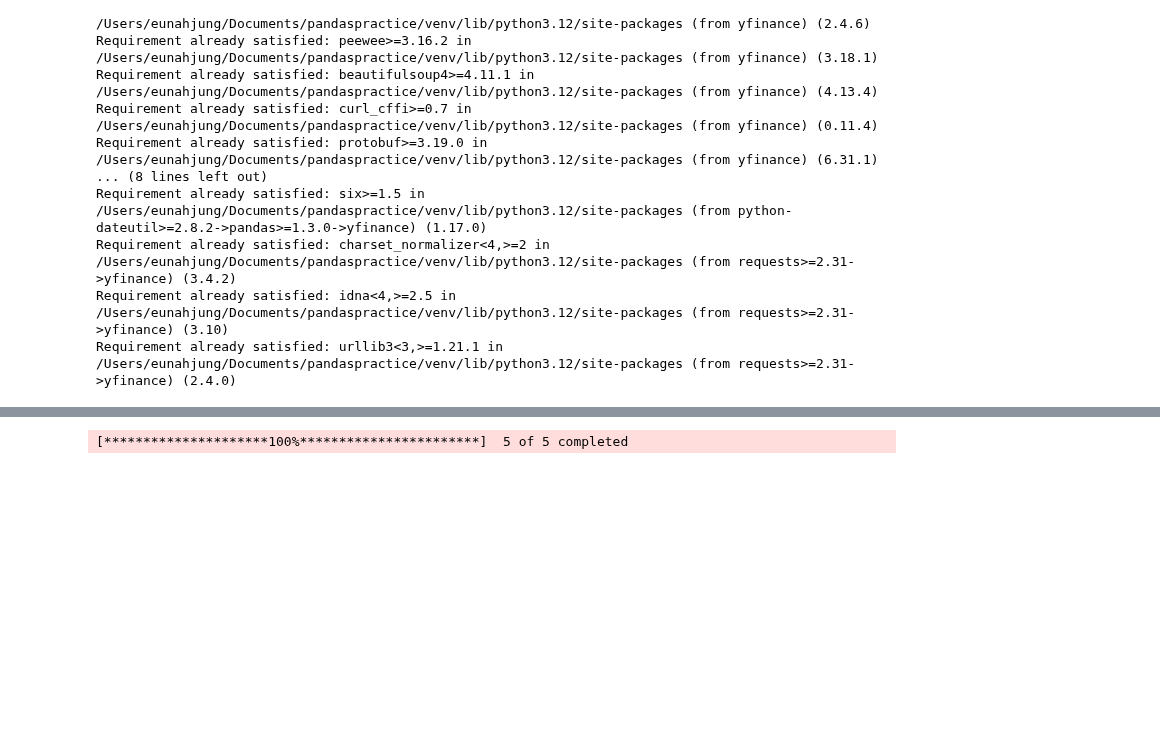
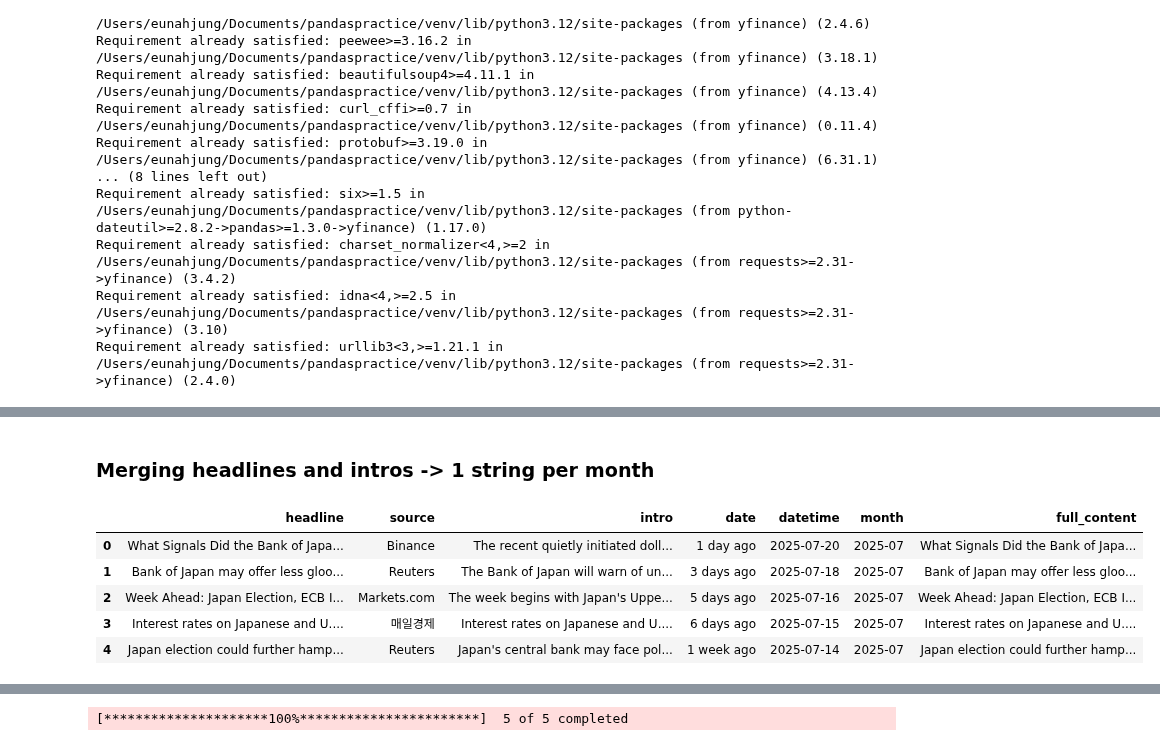
Before and after one commit to ejung2017/PythonProject, a Jupyter notebook: stock_analysis/bank_stock_analysis.ipynb, the cells around one changed output, grey strips where cells are left out. Drawn from its saved outputs; the diff is of its cells as text; code cells hidden in the pictures; blank space fills up the shorter version.

```diff
--- a/stock_analysis/bank_stock_analysis.ipynb
+++ b/stock_analysis/bank_stock_analysis.ipynb
@@ -122,0 +274,3 @@ jp_news_df.head()
+# %%
+# convert datetime's Dtype
+jp_news_df['datetime'] = pd.to_datetime(jp_news_df['datetime'], format='%Y-%m-%d')
@@ -122,0 +290,4 @@ jp_news_df.head()
+# %%
+# Create a new column called 'month' that shows each article's published month in '%Y-%m' format
+jp_news_df['month'] = jp_news_df['datetime'].dt.strftime('%Y-%m')
+jp_news_df.head()
@@ -122,0 +301,13 @@ jp_news_df.head()
+# %% [markdown]
+### Merging headlines and intros -> 1 string per month
+# %%
+# create a new column to concatenate headlines and introductions into one string
+jp_news_df['full_content'] = jp_news_df['headline']+" "+jp_news_df['intro']+" "
+jp_news_df.head()
+# %% [output]
+|  | headline | source | intro | date | datetime | month | full_content |
+| 0 | What Signals Did the Bank of Japa... | Binance | The recent quietly initiated doll... | 1 day ago | 2025-07-20 | 2025-07 | What Signals Did the Bank of Japa... |
+| 1 | Bank of Japan may offer less gloo... | Reuters | The Bank of Japan will warn of un... | 3 days ago | 2025-07-18 | 2025-07 | Bank of Japan may offer less gloo... |
+| 2 | Week Ahead: Japan Election, ECB I... | Markets.com | The week begins with Japan's Uppe... | 5 days ago | 2025-07-16 | 2025-07 | Week Ahead: Japan Election, ECB I... |
+| 3 | Interest rates on Japanese and U.... | 매일경제 | Interest rates on Japanese and U.... | 6 days ago | 2025-07-15 | 2025-07 | Interest rates on Japanese and U.... |
+| 4 | Japan election could further hamp... | Reuters | Japan's central bank may face pol... | 1 week ago | 2025-07-14 | 2025-07 | Japan election could further hamp... |
```
Also changed, not shown: parts of 17 cells of this notebook, 1 other file.
